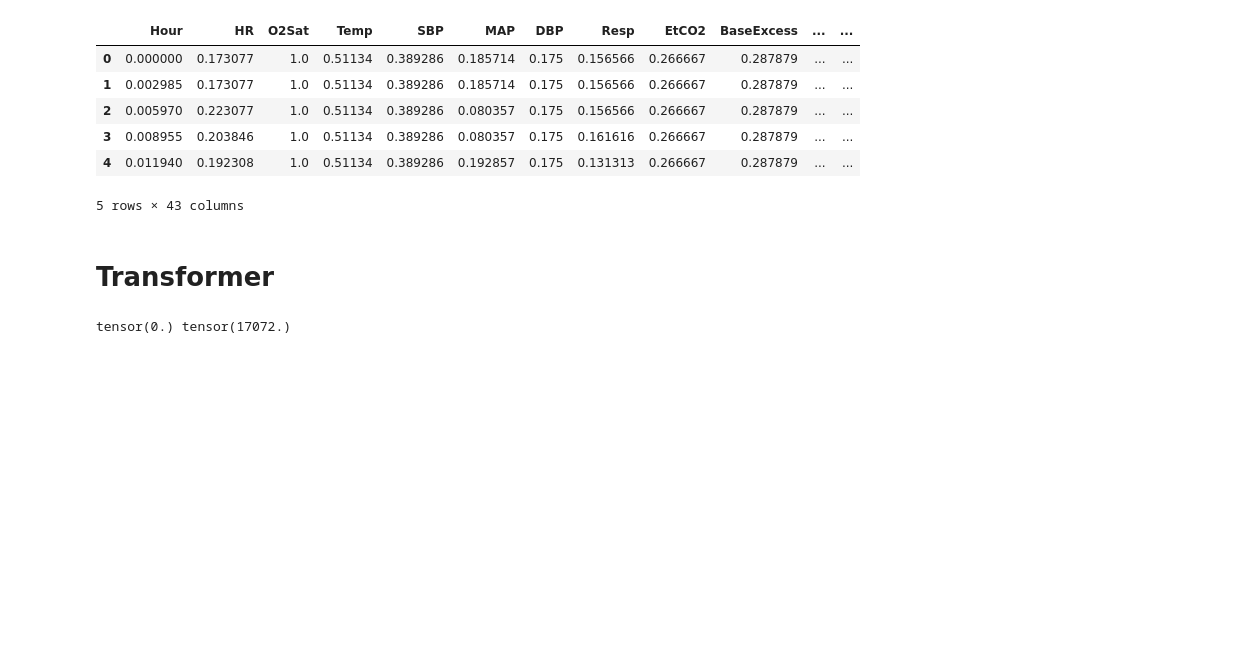
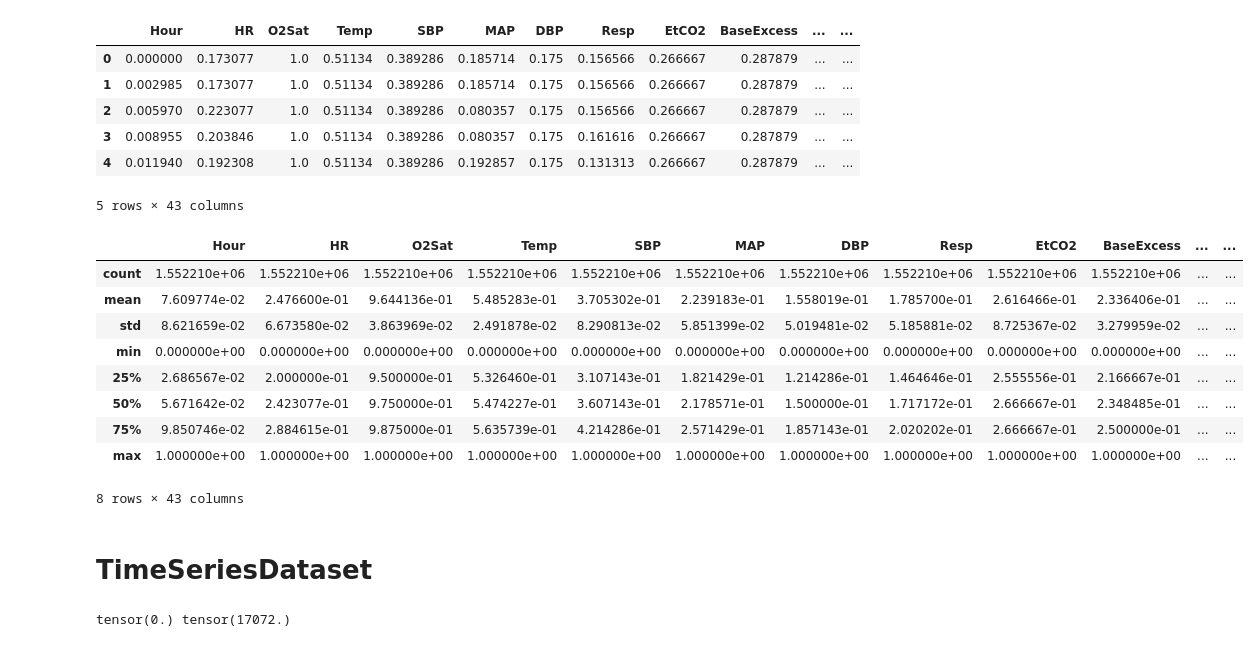
Before and after one commit to Neckfly/Masterial, a Jupyter notebook: masterial.ipynb, the cells around one changed output. Saved outputs shown, nothing was run; the diff lists cells and outputs as text; code cells hidden in the pictures; blank space fills up the shorter version.

```diff
--- a/masterial.ipynb
+++ b/masterial.ipynb
@@ -52,5 +72,18 @@ df.head()
 | 3 | 0.008955 | 0.203846 | 1.0 | 0.51134 | 0.389286 | 0.080357 | 0.175 | 0.161616 | 0.266667 | 0.287879 | ... | ... |
 | 4 | 0.011940 | 0.192308 | 1.0 | 0.51134 | 0.389286 | 0.192857 | 0.175 | 0.131313 | 0.266667 | 0.287879 | ... | ... |
 5 rows × 43 columns
+# %%
+df.describe()
+# %% [output]
+|  | Hour | HR | O2Sat | Temp | SBP | MAP | DBP | Resp | EtCO2 | BaseExcess | ... | ... |
+| count | 1.552210e+06 | 1.552210e+06 | 1.552210e+06 | 1.552210e+06 | 1.552210e+06 | 1.552210e+06 | 1.552210e+06 | 1.552210e+06 | 1.552210e+06 | 1.552210e+06 | ... | ... |
+| mean | 7.609774e-02 | 2.476600e-01 | 9.644136e-01 | 5.485283e-01 | 3.705302e-01 | 2.239183e-01 | 1.558019e-01 | 1.785700e-01 | 2.616466e-01 | 2.336406e-01 | ... | ... |
+| std | 8.621659e-02 | 6.673580e-02 | 3.863969e-02 | 2.491878e-02 | 8.290813e-02 | 5.851399e-02 | 5.019481e-02 | 5.185881e-02 | 8.725367e-02 | 3.279959e-02 | ... | ... |
+| min | 0.000000e+00 | 0.000000e+00 | 0.000000e+00 | 0.000000e+00 | 0.000000e+00 | 0.000000e+00 | 0.000000e+00 | 0.000000e+00 | 0.000000e+00 | 0.000000e+00 | ... | ... |
+| 25% | 2.686567e-02 | 2.000000e-01 | 9.500000e-01 | 5.326460e-01 | 3.107143e-01 | 1.821429e-01 | 1.214286e-01 | 1.464646e-01 | 2.555556e-01 | 2.166667e-01 | ... | ... |
+| 50% | 5.671642e-02 | 2.423077e-01 | 9.750000e-01 | 5.474227e-01 | 3.607143e-01 | 2.178571e-01 | 1.500000e-01 | 1.717172e-01 | 2.666667e-01 | 2.348485e-01 | ... | ... |
+| 75% | 9.850746e-02 | 2.884615e-01 | 9.875000e-01 | 5.635739e-01 | 4.214286e-01 | 2.571429e-01 | 1.857143e-01 | 2.020202e-01 | 2.666667e-01 | 2.500000e-01 | ... | ... |
+| max | 1.000000e+00 | 1.000000e+00 | 1.000000e+00 | 1.000000e+00 | 1.000000e+00 | 1.000000e+00 | 1.000000e+00 | 1.000000e+00 | 1.000000e+00 | 1.000000e+00 | ... | ... |
+8 rows × 43 columns
 # %% [markdown]
-<h1> Transformer </h1>
+<h1> TimeSeriesDataset </h1>
```
Also changed, not shown: parts of 14 cells of this notebook.
